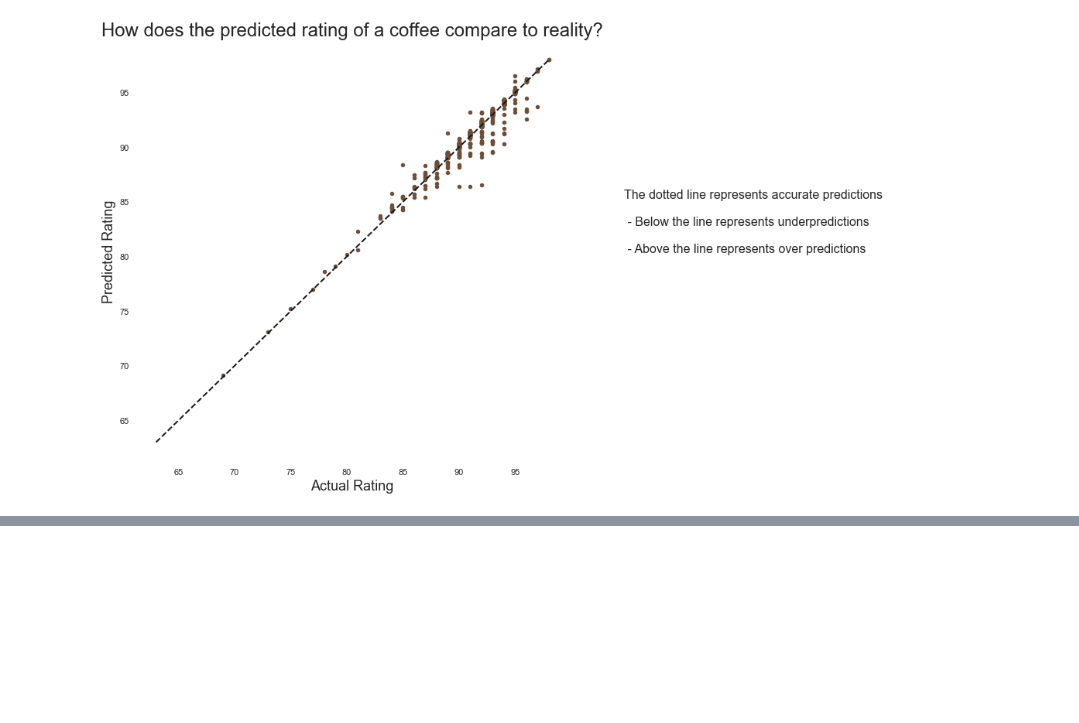
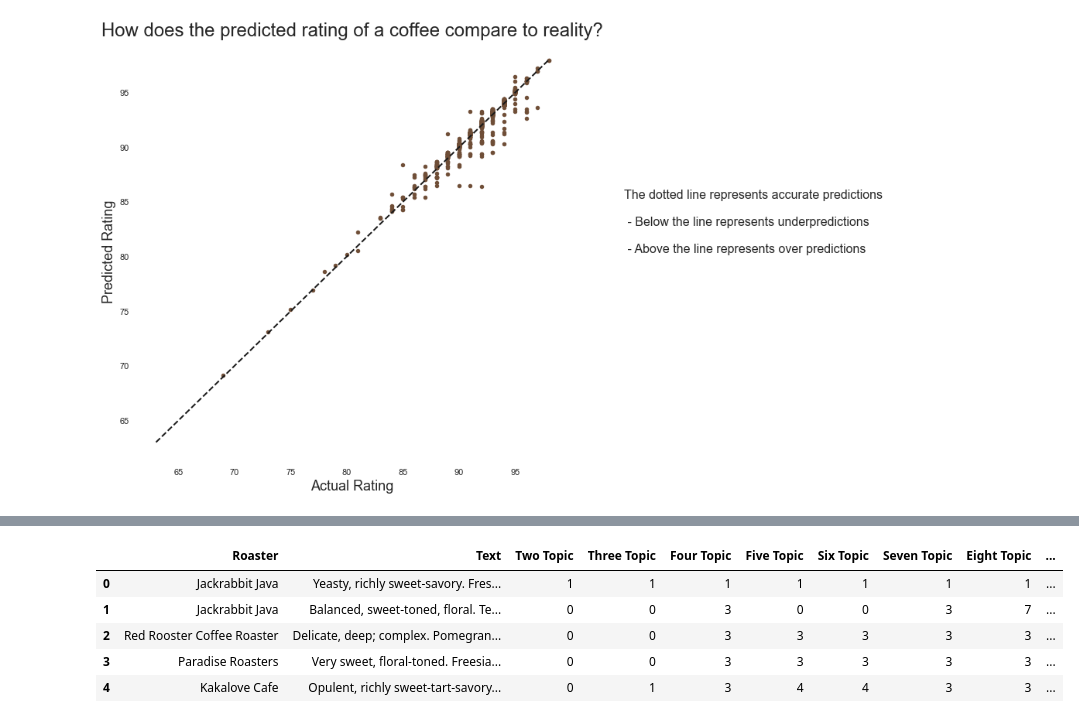
Before and after one commit to ejfeldman7/coffee-reviews-nlp, a Jupyter notebook: Notebooks/coffee_ratings_models.ipynb, the cells around one changed output, grey strips where cells are left out. Cells and saved outputs as stored; diff of their text form; code cells hidden in the pictures; blank space fills up the shorter version.

```diff
--- a/Notebooks/coffee_ratings_models.ipynb
+++ b/Notebooks/coffee_ratings_models.ipynb
@@ -131,0 +197,9 @@ plt.show()
+# %%
+df.head()
+# %% [output]
+|  | Roaster | Text | Two Topic | Three Topic | Four Topic | Five Topic | Six Topic | Seven Topic | Eight Topic | ... |
+| 0 | Jackrabbit Java | Yeasty, richly sweet-savory. Fres... | 1 | 1 | 1 | 1 | 1 | 1 | 1 | ... |
+| 1 | Jackrabbit Java | Balanced, sweet-toned, floral. Te... | 0 | 0 | 3 | 0 | 0 | 3 | 7 | ... |
+| 2 | Red Rooster Coffee Roaster | Delicate, deep; complex. Pomegran... | 0 | 0 | 3 | 3 | 3 | 3 | 3 | ... |
+| 3 | Paradise Roasters | Very sweet, floral-toned. Freesia... | 0 | 0 | 3 | 3 | 3 | 3 | 3 | ... |
+| 4 | Kakalove Cafe | Opulent, richly sweet-tart-savory... | 0 | 1 | 3 | 4 | 4 | 3 | 3 | ... |
```
Also changed, not shown: parts of 18 cells of this notebook.
